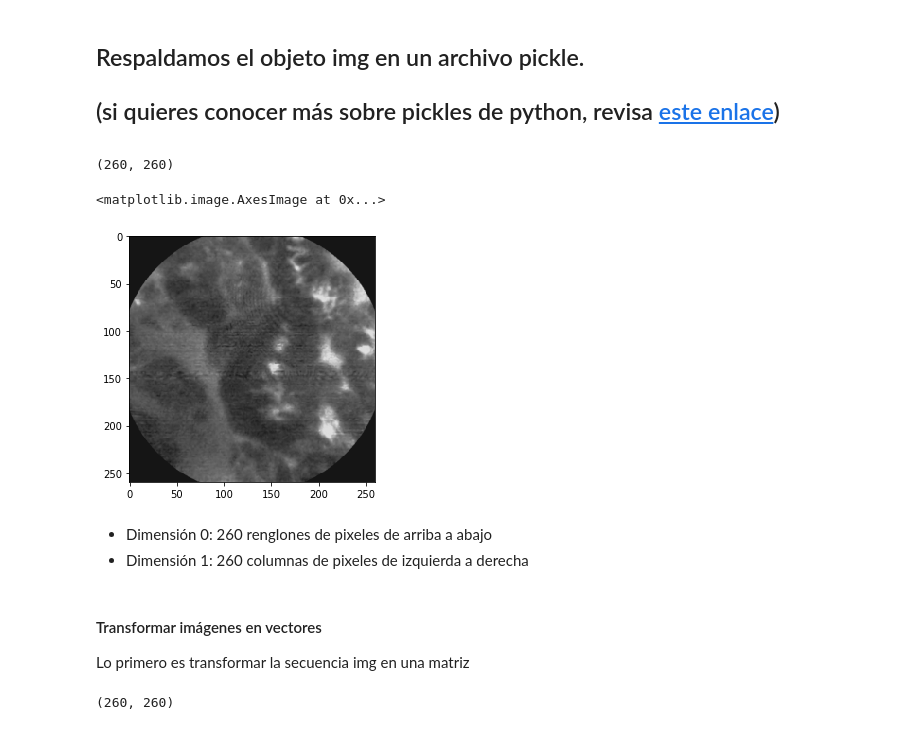
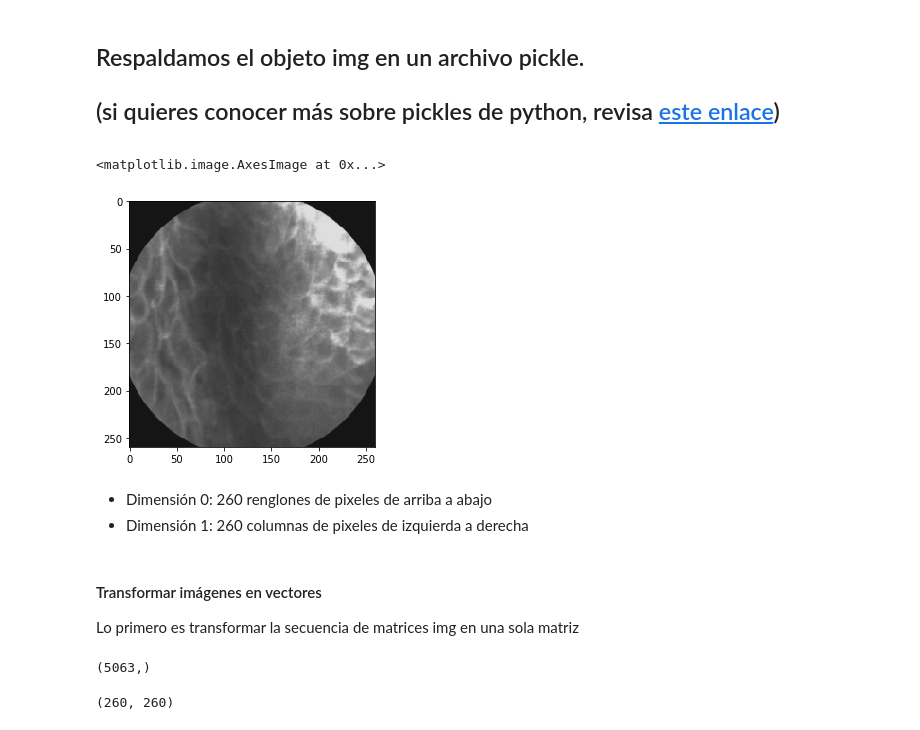
Before and after one commit to AnIsAsPe/ClassificadorCancerEsofago, a Jupyter notebook: Notebooks/PerceptronClasificadorCancerEsófago.ipynb, the cells around one changed output. Cells and saved outputs as stored; diff of their text form; code cells hidden in the pictures.

```diff
--- a/Notebooks/PerceptronClasificadorCancerEsófago.ipynb
+++ b/Notebooks/PerceptronClasificadorCancerEsófago.ipynb
@@ -121,21 +124,21 @@ pickle.dump(img, open (path + "imagenes_numpy.pkl", 'wb'))
 # # Leer archivo pickle
 # path = '/content/drive/MyDrive/Datos/DatosCancer/'
 # img = pickle.load(open(path + "imagenes_numpy.pkl", 'rb'))
-# %%
-img[1].shape   # dimensión 67,200
-# %% [output]
-(260, 260)
 # %%
-io.imshow(img[500])
+io.imshow(img[3254])
 # %% [output]
 <matplotlib.image.AxesImage at 0x...>
-[figure, old version]
+[figure, new version]
 # %% [markdown]
 - Dimensión 0: 260 renglones de pixeles de arriba a abajo
 - Dimensión 1: 260 columnas de pixeles de izquierda a derecha
 # %% [markdown]
 ####  Transformar imágenes en vectores
-Lo primero es transformar la secuencia img en una matriz
+Lo primero es transformar la secuencia de matrices img en una sola matriz
+# %%
+img.shape
+# %% [output]
+(5063,)
 # %%
 img.values[0].shape
 # %% [output]
```
Also changed, not shown: parts of 21 cells of this notebook.
